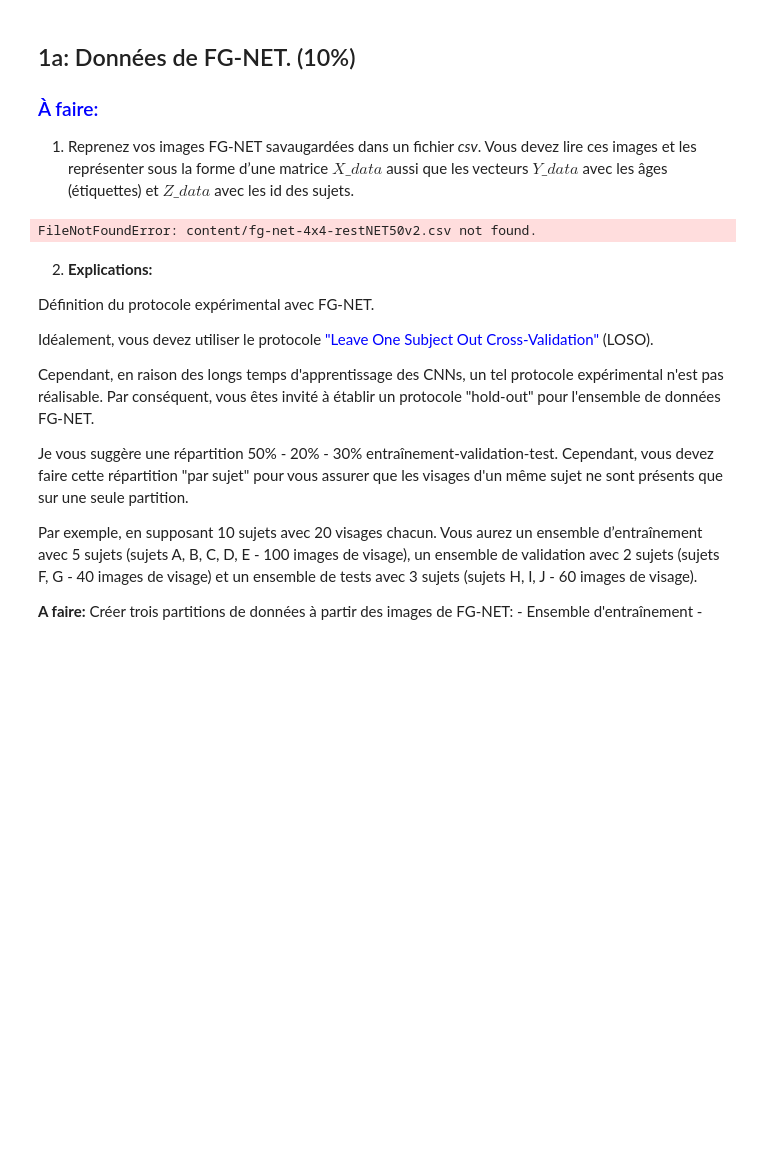
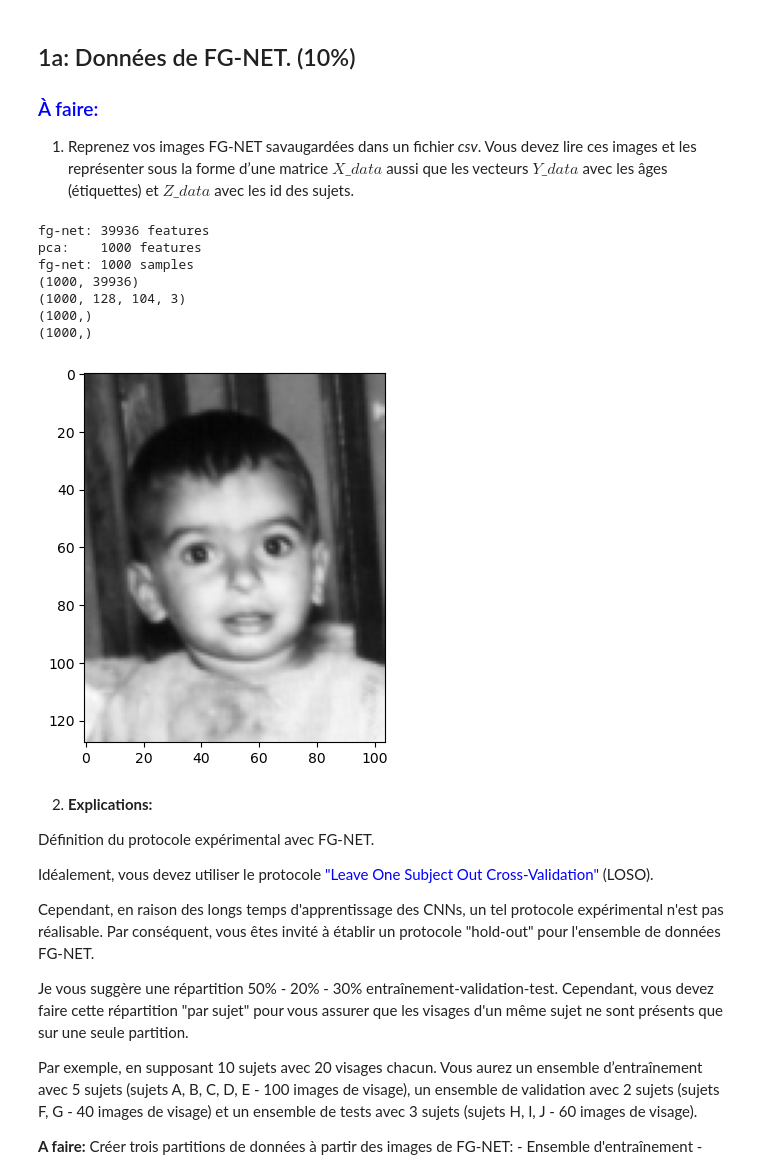
Before and after one commit to Scammaz/771-lab2, a Jupyter notebook: lab7.ipynb, the cells around one changed output. Cells and saved outputs as stored; diff of their text form; code cells hidden in the pictures; blank space fills up the shorter version.

```diff
--- a/lab7.ipynb
+++ b/lab7.ipynb
@@ -51,8 +75,10 @@ Point de départ: fichier *fg-net-nxm.csv* - images nettoyées et normalisées a
 ###  <font color=blue> À faire: </font>
 1. Reprenez vos images FG-NET savaugardées dans un fichier *csv*. Vous devez lire ces images et les représenter sous la forme d’une matrice $X\_data$ aussi que les vecteurs $Y\_data$ avec les âges (étiquettes) et $Z\_data$ avec les id des sujets.
 # %%
-#data = np.loadtxt('content/fg-net-128x104.csv', delimiter=',',dtype=str)
-data = np.loadtxt('content/fg-net-4x4-restNET50v2.csv', delimiter=',',dtype=str)
+data = np.loadtxt('fg-net-128x104.csv.csv', delimiter=',',dtype=str)
+#data = np.loadtxt('content/fg-net-4x4-restNET50v2.csv', delimiter=',',dtype=str)
+#data = np.loadtxt('content/fg-net-nxm.csv.csv', delimiter=',',dtype=str)
+
 
 def transform_str_float(d):
     return np.array([np.fromstring(row, sep=' ', dtype=float) for row in d])
@@ -78,7 +104,7 @@ X_data = x_data
 
 ##Print shape of X_data
 print(X_data.shape)
-X_data = np.reshape(X_data, (X_data.shape[0], 4, 4, 1024))
+X_data = np.reshape(X_data, (X_data.shape[0],128, 104,3))
 print(X_data.shape)
 
 ##Print shape of y_data
@@ -87,7 +113,21 @@ print(y_data.shape)
 ##Print shape of z_data
 print(z_data.shape)
 # %% [output]
-FileNotFoundError: content/fg-net-4x4-restNET50v2.csv not found.
+fg-net: 39936 features
+pca:    1000 features
+fg-net: 1000 samples
+(1000, 39936)
+(1000, 128, 104, 3)
+(1000,)
+(1000,)
+# %%
+
+#Testing to see if the images appear well
+image = X_data[0]
+plt.imshow(image)
+plt.show()
+# %% [output]
+[figure, added]
 # %% [markdown]
   2.  **Explications:**
 
```
Also changed, not shown: parts of 10 cells of this notebook.
